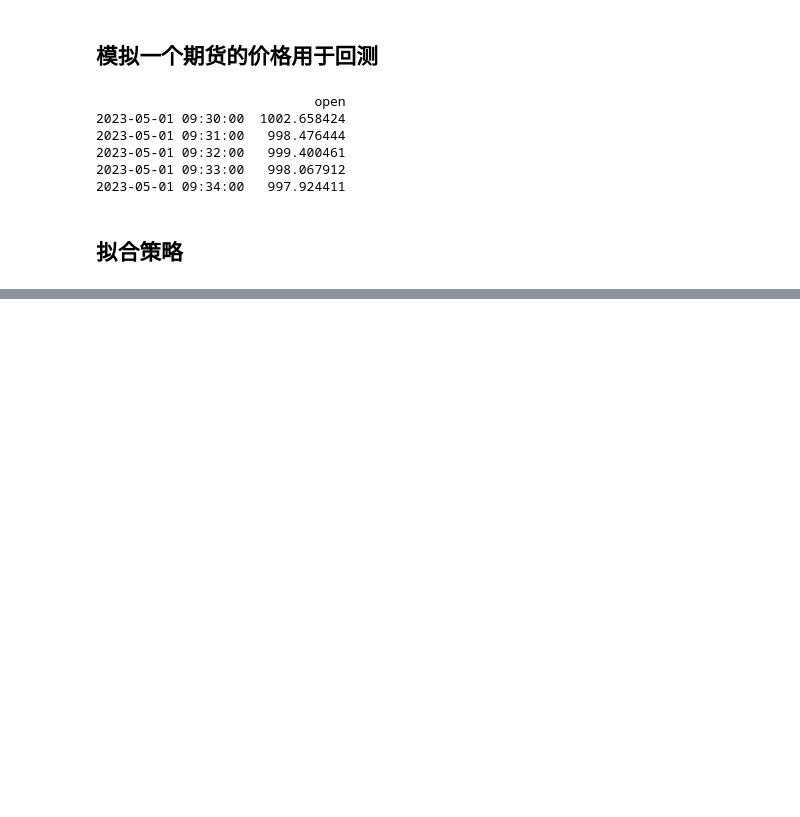
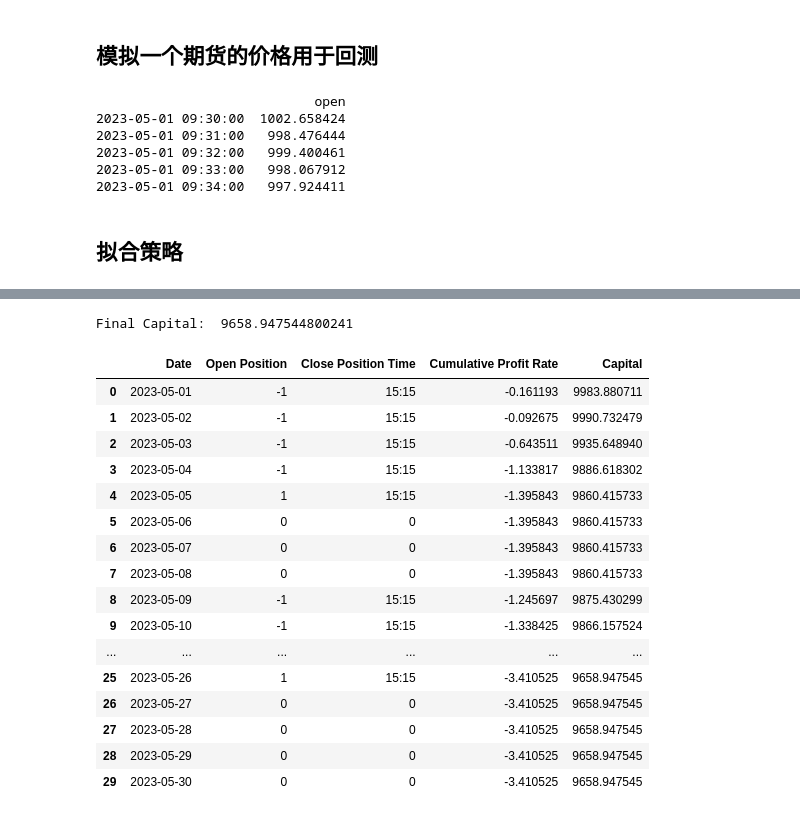
Before and after one commit to Go1vf/PolyFutures-Trend-Trading, a Jupyter notebook: main.ipynb, the cells around one changed output, grey strips where cells are left out. Drawn from its saved outputs; the diff is of its cells as text; code cells hidden in the pictures; blank space fills up the shorter version.

```diff
--- a/main.ipynb
+++ b/main.ipynb
@@ -153,3 +171,25 @@ def backtest_strategy(df, start_date, end_date, window_start_time, window_end_ti
 # %%
 data = pd.read_csv('./data/raw/Futures_Price_Simulation.csv', index_col=0)
 data.index = pd.to_datetime(data.index)
+final_capital, daily_df = backtest_strategy(data, '2023-05-01', '2023-05-30', '09:30', '10:55', '15:15', 10000)
+print("Final Capital: ", final_capital)
+daily_df
+# %% [output]
+Final Capital:  9658.947544800241
+|  | Date | Open Position | Close Position Time | Cumulative Profit Rate | Capital |
+| 0 | 2023-05-01 | -1 | 15:15 | -0.161193 | 9983.880711 |
+| 1 | 2023-05-02 | -1 | 15:15 | -0.092675 | 9990.732479 |
+| 2 | 2023-05-03 | -1 | 15:15 | -0.643511 | 9935.648940 |
+| 3 | 2023-05-04 | -1 | 15:15 | -1.133817 | 9886.618302 |
+| 4 | 2023-05-05 | 1 | 15:15 | -1.395843 | 9860.415733 |
+| 5 | 2023-05-06 | 0 | 0 | -1.395843 | 9860.415733 |
+| 6 | 2023-05-07 | 0 | 0 | -1.395843 | 9860.415733 |
+| 7 | 2023-05-08 | 0 | 0 | -1.395843 | 9860.415733 |
+| 8 | 2023-05-09 | -1 | 15:15 | -1.245697 | 9875.430299 |
+| 9 | 2023-05-10 | -1 | 15:15 | -1.338425 | 9866.157524 |
+| ... | ... | ... | ... | ... | ... |
+| 25 | 2023-05-26 | 1 | 15:15 | -3.410525 | 9658.947545 |
+| 26 | 2023-05-27 | 0 | 0 | -3.410525 | 9658.947545 |
+| 27 | 2023-05-28 | 0 | 0 | -3.410525 | 9658.947545 |
+| 28 | 2023-05-29 | 0 | 0 | -3.410525 | 9658.947545 |
+| 29 | 2023-05-30 | 0 | 0 | -3.410525 | 9658.947545 |
```
Also changed, not shown: parts of 6 cells of this notebook.
